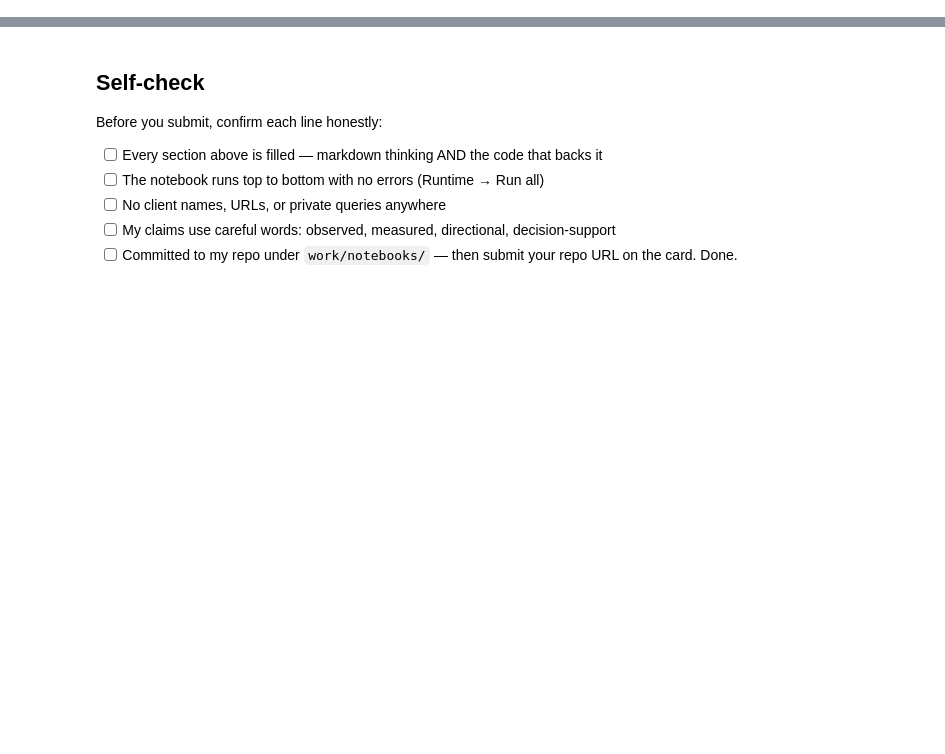
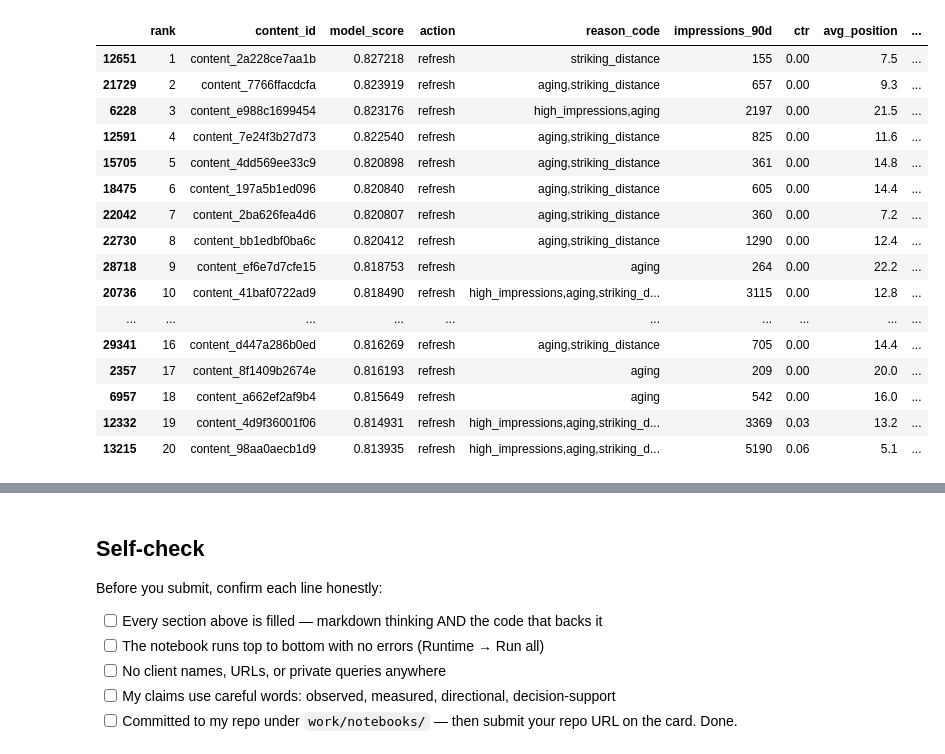
Before and after one commit to Fatima-05/FlyRank-ML, a Jupyter notebook: work/notebooks/w07_action_playbook.ipynb, the cells around one changed output, grey strips where cells are left out. Cells and saved outputs as stored; diff of their text form; code cells hidden in the pictures; blank space fills up the shorter version.

```diff
--- a/work/notebooks/w07_action_playbook.ipynb
+++ b/work/notebooks/w07_action_playbook.ipynb
@@ -38,0 +18,85 @@ This skeleton is yours to fill. Work the sections **in order** — each one has
+# %%
+from pathlib import Path
+import os
+import pandas as pd
+import numpy as np
+from sklearn.model_selection import GroupShuffleSplit
+from sklearn.ensemble import RandomForestClassifier
+
+if not Path("data/raw/content_refresh_anonymized.csv").exists():
+    if not Path("/content/FlyRank-ML").exists():
+        !git clone https://github.com/Fatima-05/FlyRank-ML.git /content/FlyRank-ML
+    os.chdir("/content/FlyRank-ML")
+
+df = pd.read_csv("data/raw/content_refresh_anonymized.csv")
+df["is_declining"] = (df["trend_direction"].astype(str).str.lower() == "down").astype(int)
+
+feature_cols = [c for c in [
+    "impressions_90d", "clicks_90d", "ctr", "content_age_days",
+    "word_count", "avg_position", "search_volume"
+] if c in df.columns]
+
+X = df[feature_cols].apply(pd.to_numeric, errors="coerce").fillna(0)
+y = df["is_declining"]
+groups = df["client_id"] if "client_id" in df.columns else pd.Series(np.arange(len(df)))
+
+gss = GroupShuffleSplit(n_splits=1, test_size=0.25, random_state=42)
+train_idx, test_idx = next(gss.split(X, y, groups))
+
+rf = RandomForestClassifier(n_estimators=200, max_depth=8, random_state=42, n_jobs=-1)
+rf.fit(X.iloc[train_idx], y.iloc[train_idx])
+
+scored = df.iloc[test_idx].copy()
+scored["model_score"] = rf.predict_proba(X.iloc[test_idx])[:, 1]
+
+def reason_codes(row):
+    reasons = []
+    if (row.get("impressions_90d", 0) or 0) >= 2000:
+        reasons.append("high_impressions")
+    if (row.get("ctr", 1) or 1) < 0.02:
+        reasons.append("low_ctr")
+    if (row.get("content_age_days", 0) or 0) >= 180:
+        reasons.append("aging")
+    pos = row.get("avg_position", None)
+    if pos is not None and 4 <= pos <= 15:
+        reasons.append("striking_distance")
+    if (row.get("word_count", 0) or 0) > 0 and (row.get("word_count", 0) or 0) < 400:
+        reasons.append("thin_content")
+    return ",".join(reasons) if reasons else "review"
+
+def action_label(score, median_score):
+    if score >= median_score:
+        return "refresh"
+    return "monitor"
+
+med = scored["model_score"].median()
+scored["reason_code"] = scored.apply(reason_codes, axis=1)
+scored["action"] = scored["model_score"].apply(lambda s: action_label(s, med))
+
+queue = scored.sort_values("model_score", ascending=False).head(20).copy()
+queue.insert(0, "rank", range(1, len(queue) + 1))
+
+show_cols = [c for c in [
+    "rank", "content_id", "model_score", "action", "reason_code",
+    "impressions_90d", "ctr", "avg_position", "content_age_days"
+] if c in queue.columns]
+
+queue[show_cols]
+# %% [output]
+|  | rank | content_id | model_score | action | reason_code | impressions_90d | ctr | avg_position | ... |
+| 12651 | 1 | content_2a228ce7aa1b | 0.827218 | refresh | striking_distance | 155 | 0.00 | 7.5 | ... |
+| 21729 | 2 | content_7766ffacdcfa | 0.823919 | refresh | aging,striking_distance | 657 | 0.00 | 9.3 | ... |
+| 6228 | 3 | content_e988c1699454 | 0.823176 | refresh | high_impressions,aging | 2197 | 0.00 | 21.5 | ... |
+| 12591 | 4 | content_7e24f3b27d73 | 0.822540 | refresh | aging,striking_distance | 825 | 0.00 | 11.6 | ... |
+| 15705 | 5 | content_4dd569ee33c9 | 0.820898 | refresh | aging,striking_distance | 361 | 0.00 | 14.8 | ... |
+| 18475 | 6 | content_197a5b1ed096 | 0.820840 | refresh | aging,striking_distance | 605 | 0.00 | 14.4 | ... |
+| 22042 | 7 | content_2ba626fea4d6 | 0.820807 | refresh | aging,striking_distance | 360 | 0.00 | 7.2 | ... |
+| 22730 | 8 | content_bb1edbf0ba6c | 0.820412 | refresh | aging,striking_distance | 1290 | 0.00 | 12.4 | ... |
+| 28718 | 9 | content_ef6e7d7cfe15 | 0.818753 | refresh | aging | 264 | 0.00 | 22.2 | ... |
+| 20736 | 10 | content_41baf0722ad9 | 0.818490 | refresh | high_impressions,aging,striking_d... | 3115 | 0.00 | 12.8 | ... |
+| ... | ... | ... | ... | ... | ... | ... | ... | ... | ... |
+| 29341 | 16 | content_d447a286b0ed | 0.816269 | refresh | aging,striking_distance | 705 | 0.00 | 14.4 | ... |
+| 2357 | 17 | content_8f1409b2674e | 0.816193 | refresh | aging | 209 | 0.00 | 20.0 | ... |
+| 6957 | 18 | content_a662ef2af9b4 | 0.815649 | refresh | aging | 542 | 0.00 | 16.0 | ... |
+| 12332 | 19 | content_4d9f36001f06 | 0.814931 | refresh | high_impressions,aging,striking_d... | 3369 | 0.03 | 13.2 | ... |
+| 13215 | 20 | content_98aa0aecb1d9 | 0.813935 | refresh | high_impressions,aging,striking_d... | 5190 | 0.06 | 5.1 | ... |
```
Also changed, not shown: parts of 18 cells of this notebook.
